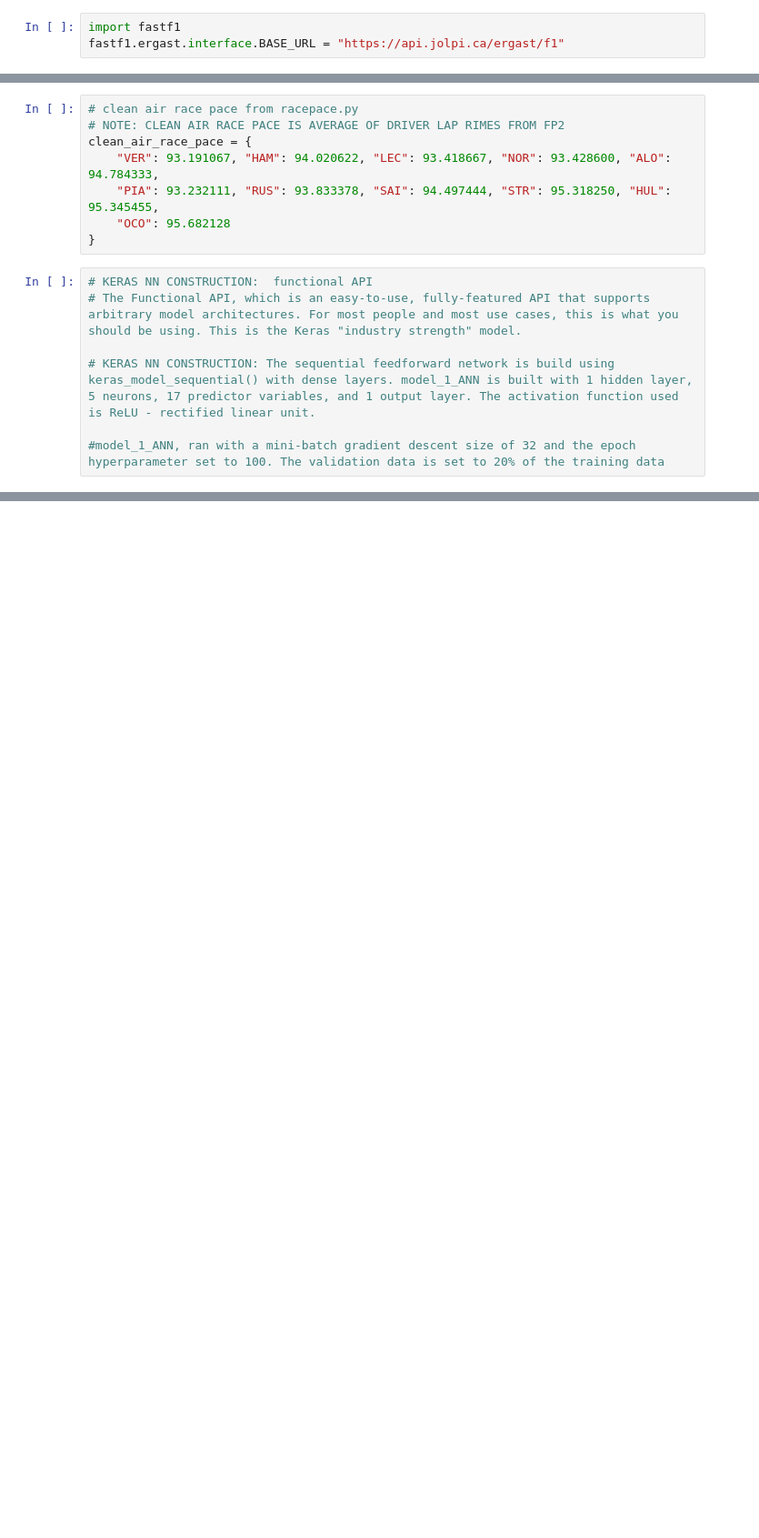
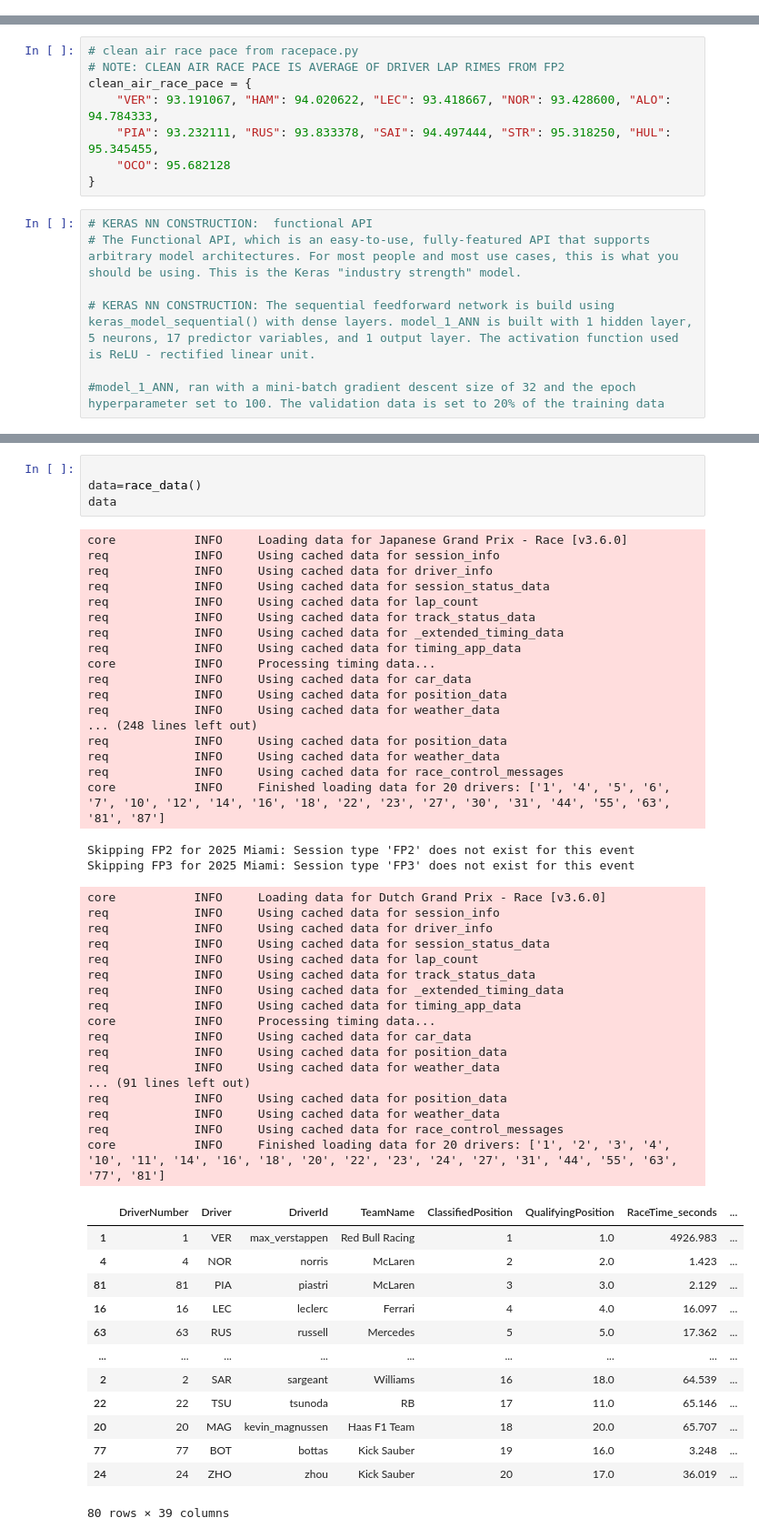
Before and after one commit to crystalcheong/formula-uno, a Jupyter notebook: predictor.ipynb, the cells around one changed output, grey strips where cells are left out. Shown: that part at 91% size. Drawn from its saved outputs; the diff is of its cells as text; blank space fills up the shorter version.

```diff
--- a/predictor.ipynb
+++ b/predictor.ipynb
@@ -3,5 +3,2 @@
 # %% [output]
 Note: you may need to restart the kernel to use updated packages.
-# %%
-import fastf1
-fastf1.ergast.interface.BASE_URL = "https://api.jolpi.ca/ergast/f1"
@@ -291,0 +164,54 @@ clean_air_race_pace = {
+# %%
+
+data=race_data()
+data
+# %% [output]
+core           INFO     Loading data for Japanese Grand Prix - Race [v3.6.0]
+req            INFO     Using cached data for session_info
+req            INFO     Using cached data for driver_info
+req            INFO     Using cached data for session_status_data
+req            INFO     Using cached data for lap_count
+req            INFO     Using cached data for track_status_data
+req            INFO     Using cached data for _extended_timing_data
+req            INFO     Using cached data for timing_app_data
+core           INFO     Processing timing data...
+req            INFO     Using cached data for car_data
+req            INFO     Using cached data for position_data
+req            INFO     Using cached data for weather_data
+... (248 lines left out)
+req            INFO     Using cached data for position_data
+req            INFO     Using cached data for weather_data
+req            INFO     Using cached data for race_control_messages
+core           INFO     Finished loading data for 20 drivers: ['1', '4', '5', '6', '7', '10', '12', '14', '16', '18', '22', '23', '27', '30', '31', '44', '55', '63', '81', '87']
+Skipping FP2 for 2025 Miami: Session type 'FP2' does not exist for this event
+Skipping FP3 for 2025 Miami: Session type 'FP3' does not exist for this event
+core           INFO     Loading data for Dutch Grand Prix - Race [v3.6.0]
+req            INFO     Using cached data for session_info
+req            INFO     Using cached data for driver_info
+req            INFO     Using cached data for session_status_data
+req            INFO     Using cached data for lap_count
+req            INFO     Using cached data for track_status_data
+req            INFO     Using cached data for _extended_timing_data
+req            INFO     Using cached data for timing_app_data
+core           INFO     Processing timing data...
+req            INFO     Using cached data for car_data
+req            INFO     Using cached data for position_data
+req            INFO     Using cached data for weather_data
+... (91 lines left out)
+req            INFO     Using cached data for position_data
+req            INFO     Using cached data for weather_data
+req            INFO     Using cached data for race_control_messages
+core           INFO     Finished loading data for 20 drivers: ['1', '2', '3', '4', '10', '11', '14', '16', '18', '20', '22', '23', '24', '27', '31', '44', '55', '63', '77', '81']
+|  | DriverNumber | Driver | DriverId | TeamName | ClassifiedPosition | QualifyingPosition | RaceTime_seconds | ... |
+| 1 | 1 | VER | max_verstappen | Red Bull Racing | 1 | 1.0 | 4926.983 | ... |
+| 4 | 4 | NOR | norris | McLaren | 2 | 2.0 | 1.423 | ... |
+| 81 | 81 | PIA | piastri | McLaren | 3 | 3.0 | 2.129 | ... |
+| 16 | 16 | LEC | leclerc | Ferrari | 4 | 4.0 | 16.097 | ... |
+| 63 | 63 | RUS | russell | Mercedes | 5 | 5.0 | 17.362 | ... |
+| ... | ... | ... | ... | ... | ... | ... | ... | ... |
+| 2 | 2 | SAR | sargeant | Williams | 16 | 18.0 | 64.539 | ... |
+| 22 | 22 | TSU | tsunoda | RB | 17 | 11.0 | 65.146 | ... |
+| 20 | 20 | MAG | kevin_magnussen | Haas F1 Team | 18 | 20.0 | 65.707 | ... |
+| 77 | 77 | BOT | bottas | Kick Sauber | 19 | 16.0 | 3.248 | ... |
+| 24 | 24 | ZHO | zhou | Kick Sauber | 20 | 17.0 | 36.019 | ... |
+80 rows × 39 columns
```
Also changed, not shown: parts of 41 cells of this notebook, 1 other file.
